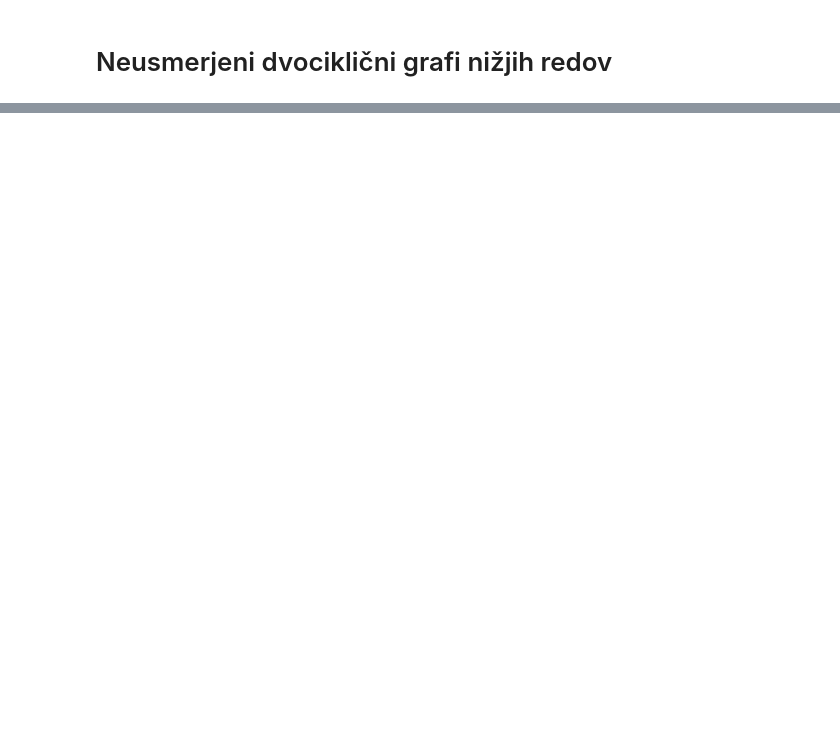
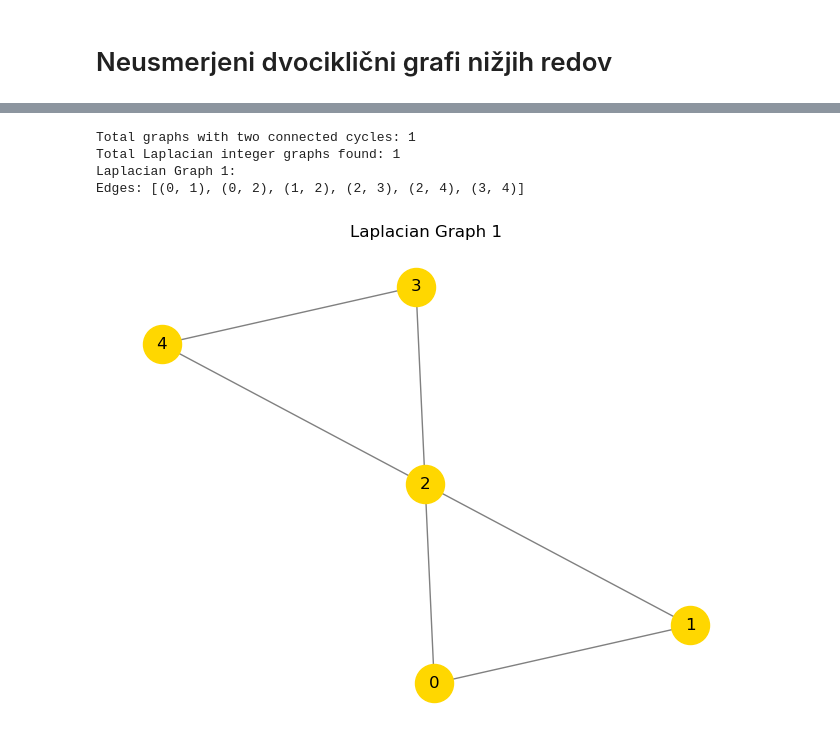
Before and after one commit to oskartezak/Laplacian-integral-graphs, a Jupyter notebook: bicyclic.ipynb, the cells around one changed output, grey strips where cells are left out. Drawn from its saved outputs; the diff is of its cells as text; code cells hidden in the pictures; blank space fills up the shorter version.

```diff
--- a/bicyclic.ipynb
+++ b/bicyclic.ipynb
@@ -134,3 +141,11 @@ def bicycle_laplacian_integer_graph(n):
         nx.draw(graph, pos, with_labels=True, node_color='gold', node_size=750, edge_color='gray')
         plt.title(f"Laplacian Graph {i + 1}")
         plt.show()
+# %%
+bicycle_laplacian_integer_graph(5)
+# %% [output]
+Total graphs with two connected cycles: 1
+Total Laplacian integer graphs found: 1
+Laplacian Graph 1:
+Edges: [(0, 1), (0, 2), (1, 2), (2, 3), (2, 4), (3, 4)]
+[figure, added]
```
Also changed, not shown: parts of 8 cells of this notebook, 1 other file.
